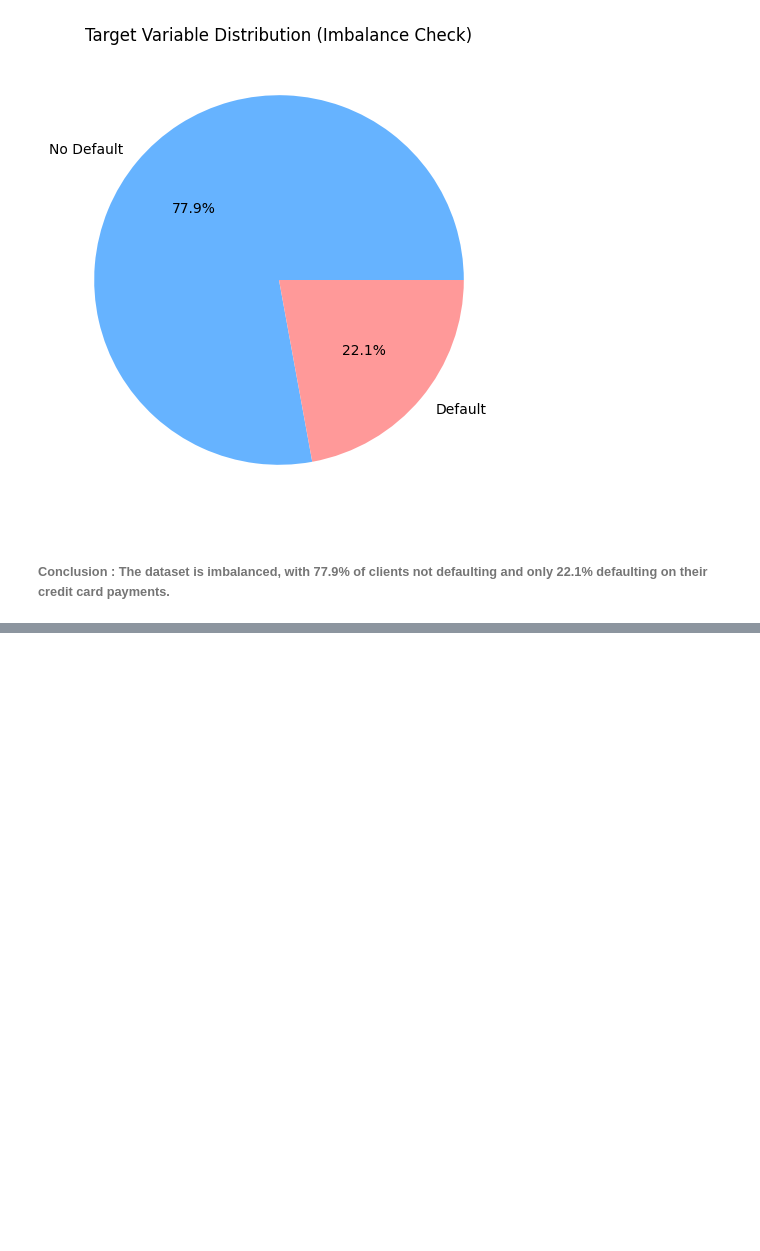
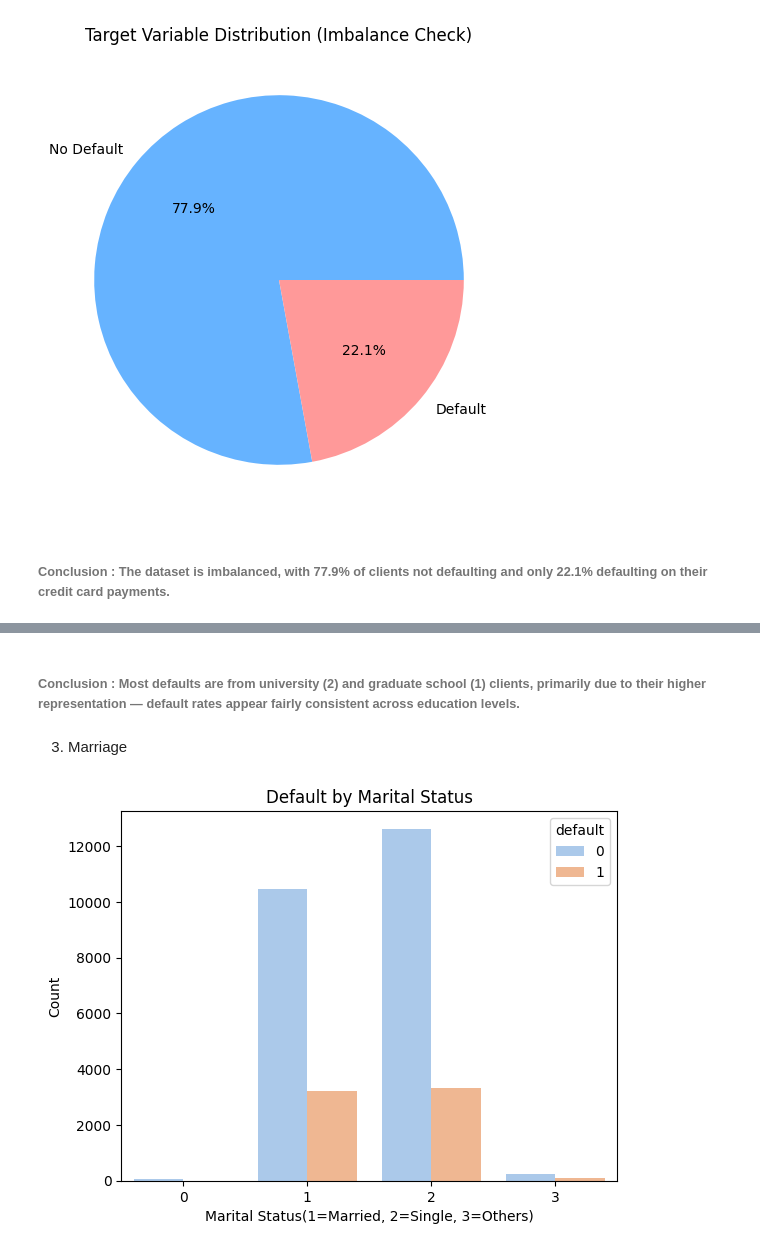
Before and after one commit to sonakshiprojects/CreditEDAproject, a Jupyter notebook: eda.ipynb, the cells around one changed output, grey strips where cells are left out. Drawn from its saved outputs; the diff is of its cells as text; code cells hidden in the pictures; blank space fills up the shorter version.

```diff
--- a/eda.ipynb
+++ b/eda.ipynb
@@ -149,0 +211,12 @@ Name: count, dtype: int64
+# %% [markdown]
+###### Conclusion : Most defaults are from university (2) and graduate school (1) clients, primarily due to their higher representation — default rates appear fairly consistent across education levels.
+# %% [markdown]
+3. Marriage
+# %%
+sns.countplot(data=df, x='MARRIAGE', hue='default', palette='pastel')
+plt.title('Default by Marital Status')
+plt.xlabel('Marital Status(1=Married, 2=Single, 3=Others)')
+plt.ylabel('Count')
+plt.show()
+# %% [output]
+[figure, added]
```
Also changed, not shown: parts of 45 cells of this notebook.
